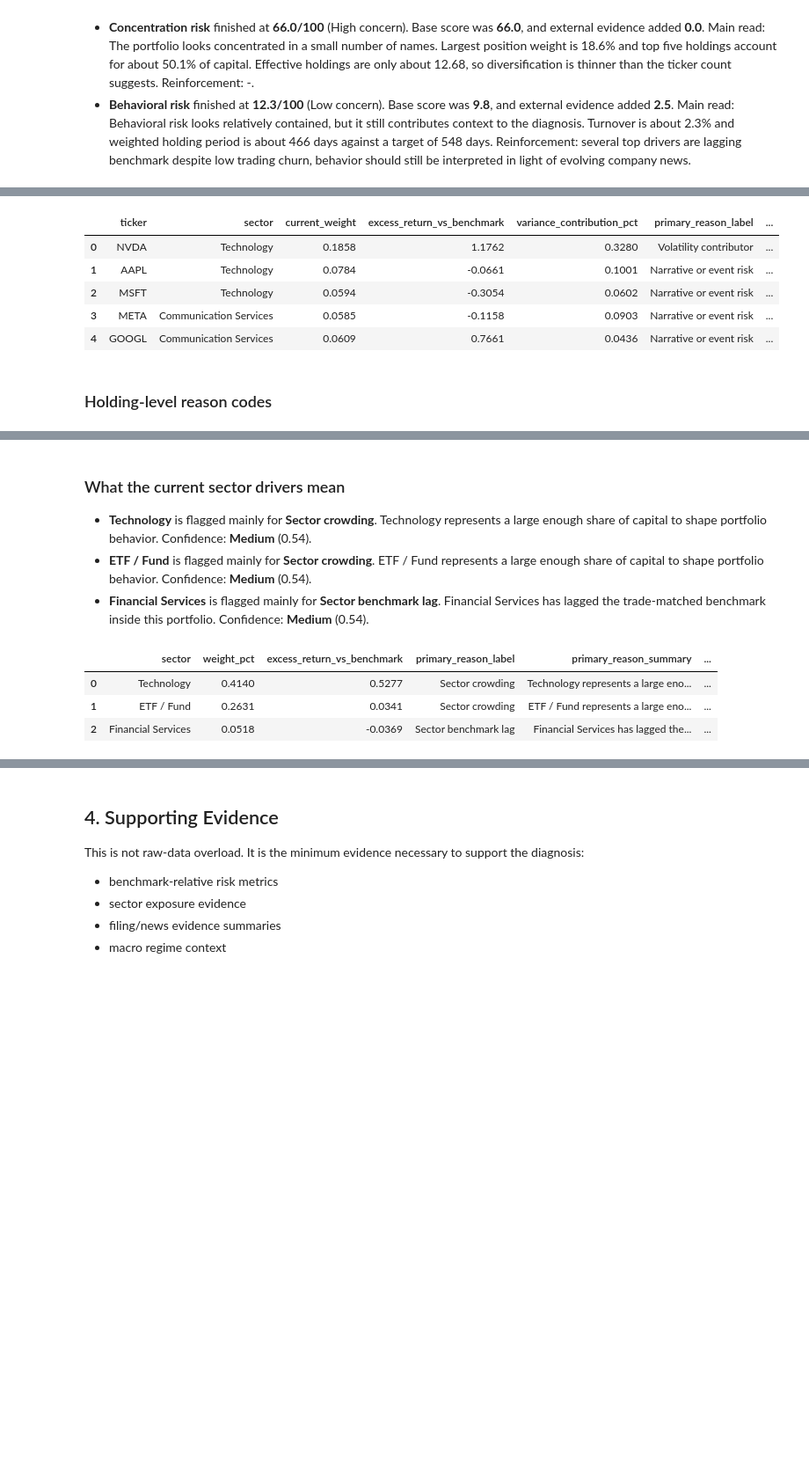
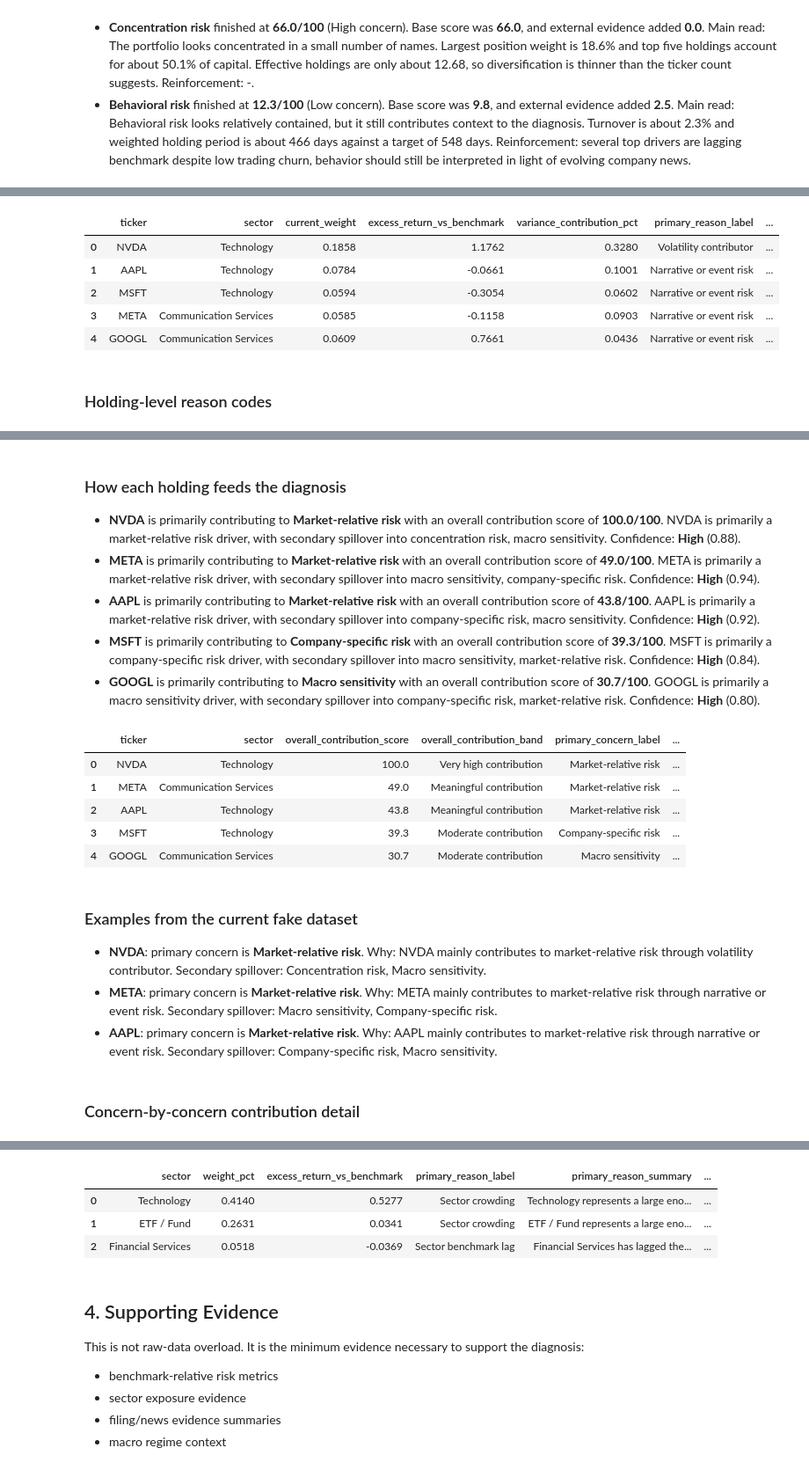
Before and after one commit to sagnikrana/portfolio-analyzer, a Jupyter notebook: data_pipeline/PortfolioRiskDiagnosis.ipynb, the cells around one changed output, grey strips where cells are left out. Shown at 88% size. Saved outputs shown, nothing was run; the diff lists cells and outputs as text; code cells hidden in the pictures; blank space fills up the shorter version.

Commit message:
Add holding risk contribution layer

```diff
--- a/data_pipeline/PortfolioRiskDiagnosis.ipynb
+++ b/data_pipeline/PortfolioRiskDiagnosis.ipynb
@@ -334,11 +401,18 @@ This section names what is actually causing the risk:
 top_holding_drivers_df = build_top_holding_drivers_df(diagnosis)
 reason_code_df = build_reason_code_df(diagnosis)
 top_sector_drivers_df = build_top_sector_drivers_df(diagnosis)
+holding_contributions_df = build_holding_contributions_df(diagnosis)
+holding_contribution_detail_df = build_holding_contribution_detail_df(diagnosis)
 
 display(Markdown(build_holding_driver_markdown(diagnosis)))
 display(top_holding_drivers_df)
 display(Markdown("### Holding-level reason codes"))
 display(reason_code_df)
+display(Markdown(build_holding_contribution_markdown(diagnosis)))
+display(holding_contributions_df)
+display(Markdown(build_holding_contribution_examples_markdown(diagnosis)))
+display(Markdown("### Concern-by-concern contribution detail"))
+display(holding_contribution_detail_df)
 display(Markdown(build_sector_driver_markdown(diagnosis)))
 display(top_sector_drivers_df)
 # %% [output]
@@ -347,38 +421,48 @@ display(top_sector_drivers_df)
 - **NVDA** is here mainly because of **Volatility contributor**. NVDA has been one of the biggest contributors to recent portfolio swings. Secondary support: concentration_pressure, high_beta. Confidence: **High** (1.00). Evidence seen: Variance contribution: 32.8%, Current weight: 18.6%, Beta: 2.33.
 - **AAPL** is here mainly because of **Narrative or event risk**. Recent filings or news around AAPL contain risk-relevant language worth monitoring. Secondary support: restrictive_rates_sensitivity, volatility_contributor. Confidence: **High** (1.00). Evidence seen: 10-Q filing, Apple ( AAPL ) Postpones Its Smart Home Display Release, Macro flag: rates still restrictive.
 - **MSFT** is here mainly because of **Narrative or event risk**. Recent filings or news around MSFT contain risk-relevant language worth monitoring. Secondary support: restrictive_rates_sensitivity, benchmark_lag. Confidence: **High** (1.00). Evidence seen: 10-Q filing, Macro flag: rates still restrictive, Excess return vs benchmark: -30.5%.
 - **META** is here mainly because of **Narrative or event risk**. Recent filings or news around META contain risk-relevant language worth monitoring. Secondary support: restrictive_rates_sensitivity, volatility_contributor. Confidence: **High** (1.00). Evidence seen: 10-K filing, Macro flag: rates still restrictive, Variance contribution: 9.0%.
 - **GOOGL** is here mainly because of **Narrative or event risk**. Recent filings or news around GOOGL contain risk-relevant language worth monitoring. Secondary support: restrictive_rates_sensitivity, meaningful_position. Confidence: **High** (1.00). Evidence seen: 10-K filing, Investors Are Bullish on Alphabet Stock - Piling Into GOOGL Call Options With Huge Unusual Options Volume, Macro flag: rates still restrictive.
 |  | ticker | sector | current_weight | excess_return_vs_benchmark | variance_contribution_pct | primary_reason_label | ... |
 | 0 | NVDA | Technology | 0.1858 | 1.1762 | 0.3280 | Volatility contributor | ... |
 | 1 | AAPL | Technology | 0.0784 | -0.0661 | 0.1001 | Narrative or event risk | ... |
 | 2 | MSFT | Technology | 0.0594 | -0.3054 | 0.0602 | Narrative or event risk | ... |
 | 3 | META | Communication Services | 0.0585 | -0.1158 | 0.0903 | Narrative or event risk | ... |
 | 4 | GOOGL | Communication Services | 0.0609 | 0.7661 | 0.0436 | Narrative or event risk | ... |
 ### Holding-level reason codes
 |  | ticker | reason_code | label | category | severity_score | summary | evidence |
 | 0 | NVDA | volatility_contributor | Volatility contributor | market_behavior | 98.4 | NVDA has been one of the biggest ... | Variance contribution: 32.8% |
 | 1 | NVDA | concentration_pressure | Concentration pressure | positioning | 65.0 | NVDA is large enough to materiall... | Current weight: 18.6% |
 | 2 | NVDA | high_beta | High beta | fundamentals | 60.1 | NVDA tends to move more than the ... | Beta: 2.33 |
 | 3 | NVDA | narrative_risk | Narrative or event risk | external_evidence | 45.0 | Recent filings or news around NVD... | 10-K filing |
 | 4 | NVDA | restrictive_rates_sensitivity | Restrictive-rate sensitivity | macro | 42.0 | NVDA sits in a part of the market... | Macro flag: rates still restrictive |
 | 5 | AAPL | narrative_risk | Narrative or event risk | external_evidence | 55.0 | Recent filings or news around AAP... | 10-Q filing, Apple ( AAPL ) Postp... |
 | 6 | AAPL | restrictive_rates_sensitivity | Restrictive-rate sensitivity | macro | 42.0 | AAPL sits in a part of the market... | Macro flag: rates still restrictive |
 | 7 | AAPL | volatility_contributor | Volatility contributor | market_behavior | 30.0 | AAPL has been one of the biggest ... | Variance contribution: 10.0% |
 | 8 | AAPL | meaningful_position | Meaningful position size | positioning | 17.2 | AAPL still carries enough capital... | Current weight: 7.8% |
 | 9 | AAPL | benchmark_lag | Lagging benchmark | performance | 6.6 | AAPL has underperformed the trade... | Excess return vs benchmark: -6.6% |
 | ... | ... | ... | ... | ... | ... | ... | ... |
 | 20 | META | benchmark_lag | Lagging benchmark | performance | 11.6 | META has underperformed the trade... | Excess return vs benchmark: -11.6% |
 | 21 | GOOGL | narrative_risk | Narrative or event risk | external_evidence | 55.0 | Recent filings or news around GOO... | 10-K filing, Investors Are Bullis... |
 | 22 | GOOGL | restrictive_rates_sensitivity | Restrictive-rate sensitivity | macro | 42.0 | GOOGL sits in a part of the marke... | Macro flag: rates still restrictive |
 | 23 | GOOGL | meaningful_position | Meaningful position size | positioning | 13.4 | GOOGL still carries enough capita... | Current weight: 6.1% |
 | 24 | GOOGL | volatility_supporting_driver | Noticeable volatility contributor | market_behavior | 9.6 | GOOGL has contributed meaningfull... | Variance contribution: 4.4% |
-### What the current sector drivers mean
+### How each holding feeds the diagnosis
 
-- **Technology** is flagged mainly for **Sector crowding**. Technology represents a large enough share of capital to shape portfolio behavior. Confidence: **Medium** (0.54).
-- **ETF / Fund** is flagged mainly for **Sector crowding**. ETF / Fund represents a large enough share of capital to shape portfolio behavior. Confidence: **Medium** (0.54).
-- **Financial Services** is flagged mainly for **Sector benchmark lag**. Financial Services has lagged the trade-matched benchmark inside this portfolio. Confidence: **Medium** (0.54).
+- **NVDA** is primarily contributing to **Market-relative risk** with an overall contribution score of **100.0/100**. NVDA is primarily a market-relative risk driver, with secondary spillover into concentration risk, macro sensitivity. Confidence: **High** (0.88).
+- **META** is primarily contributing to **Market-relative risk** with an overall contribution score of **49.0/100**. META is primarily a market-relative risk driver, with secondary spillover into macro sensitivity, company-specific risk. Confidence: **High** (0.94).
+- **AAPL** is primarily contributing to **Market-relative risk** with an overall contribution score of **43.8/100**. AAPL is primarily a market-relative risk driver, with secondary spillover into company-specific risk, macro sensitivity. Confidence: **High** (0.92).
+- **MSFT** is primarily contributing to **Company-specific risk** with an overall contribution score of **39.3/100**. MSFT is primarily a company-specific risk driver, with secondary spillover into macro sensitivity, market-relative risk. Confidence: **High** (0.84).
+- **GOOGL** is primarily contributing to **Macro sensitivity** with an overall contribution score of **30.7/100**. GOOGL is primarily a macro sensitivity driver, with secondary spillover into company-specific risk, market-relative risk. Confidence: **High** (0.80).
-|  | sector | weight_pct | excess_return_vs_benchmark | primary_reason_label | primary_reason_summary | ... |
-| 0 | Technology | 0.4140 | 0.5277 | Sector crowding | Technology represents a large eno... | ... |
-| 1 | ETF / Fund | 0.2631 | 0.0341 | Sector crowding | ETF / Fund represents a large eno... | ... |
-| 2 | Financial Services | 0.0518 | -0.0369 | Sector benchmark lag | Financial Services has lagged the... | ... |
+|  | ticker | sector | overall_contribution_score | overall_contribution_band | primary_concern_label | ... |
+| 0 | NVDA | Technology | 100.0 | Very high contribution | Market-relative risk | ... |
+| 1 | META | Communication Services | 49.0 | Meaningful contribution | Market-relative risk | ... |
+| 2 | AAPL | Technology | 43.8 | Meaningful contribution | Market-relative risk | ... |
+| 3 | MSFT | Technology | 39.3 | Moderate contribution | Company-specific risk | ... |
+| 4 | GOOGL | Communication Services | 30.7 | Moderate contribution | Macro sensitivity | ... |
+### Examples from the current fake dataset
+
+- **NVDA**: primary concern is **Market-relative risk**. Why: NVDA mainly contributes to market-relative risk through volatility contributor. Secondary spillover: Concentration risk, Macro sensitivity.
+- **META**: primary concern is **Market-relative risk**. Why: META mainly contributes to market-relative risk through narrative or event risk. Secondary spillover: Macro sensitivity, Company-specific risk.
+- **AAPL**: primary concern is **Market-relative risk**. Why: AAPL mainly contributes to market-relative risk through narrative or event risk. Secondary spillover: Company-specific risk, Macro sensitivity.
+### Concern-by-concern contribution detail
@@ -385,3 +491,7 @@ display(top_sector_drivers_df)
+|  | sector | weight_pct | excess_return_vs_benchmark | primary_reason_label | primary_reason_summary | ... |
+| 0 | Technology | 0.4140 | 0.5277 | Sector crowding | Technology represents a large eno... | ... |
+| 1 | ETF / Fund | 0.2631 | 0.0341 | Sector crowding | ETF / Fund represents a large eno... | ... |
+| 2 | Financial Services | 0.0518 | -0.0369 | Sector benchmark lag | Financial Services has lagged the... | ... |
 # %% [markdown]
 ## 4. Supporting Evidence
 
```
Also changed, not shown: parts of 6 cells of this notebook, 1 other file.
